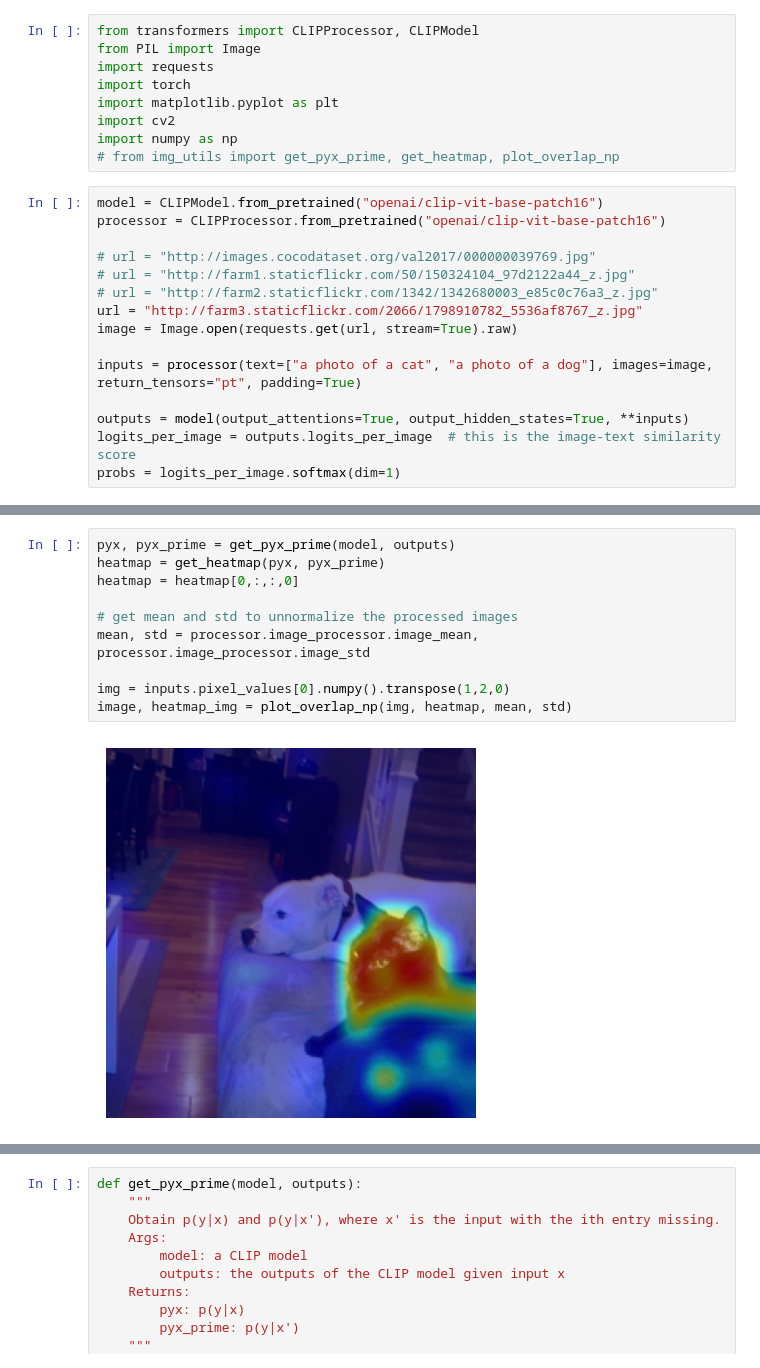
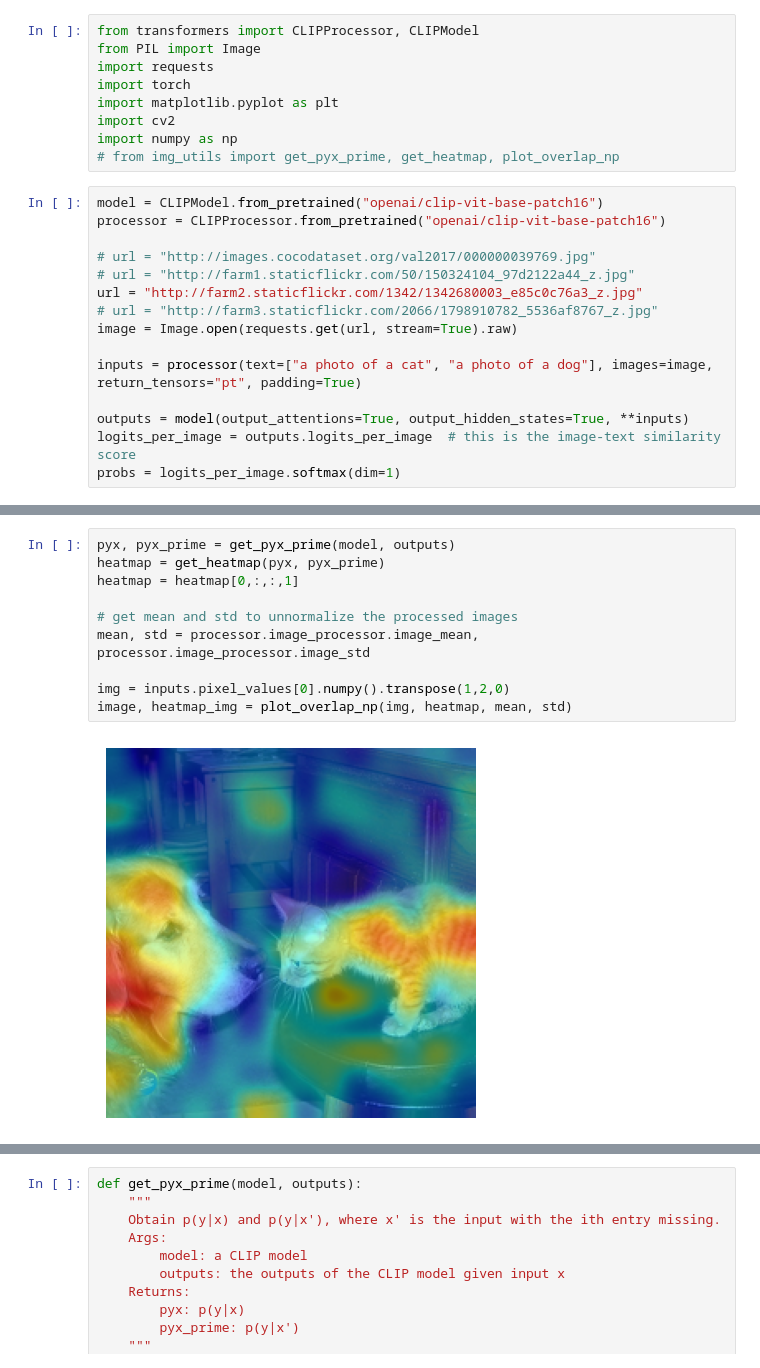
Before and after one commit to pd90506/llama_exp, a Jupyter notebook: clip_test1.ipynb, the cells around one changed output, grey strips where cells are left out. Saved outputs shown, nothing was run; the diff lists cells and outputs as text.

```diff
--- a/clip_test1.ipynb
+++ b/clip_test1.ipynb
@@ -13,8 +13,8 @@ processor = CLIPProcessor.from_pretrained("openai/clip-vit-base-patch16")
 
 # url = "http://images.cocodataset.org/val2017/000000039769.jpg"
 # url = "http://farm1.staticflickr.com/50/150324104_97d2122a44_z.jpg"
-# url = "http://farm2.staticflickr.com/1342/1342680003_e85c0c76a3_z.jpg"
-url = "http://farm3.staticflickr.com/2066/1798910782_5536af8767_z.jpg"
+url = "http://farm2.staticflickr.com/1342/1342680003_e85c0c76a3_z.jpg"
+# url = "http://farm3.staticflickr.com/2066/1798910782_5536af8767_z.jpg"
 image = Image.open(requests.get(url, stream=True).raw)
 
 inputs = processor(text=["a photo of a cat", "a photo of a dog"], images=image, return_tensors="pt", padding=True)
@@ -37,12 +136,12 @@ odict_keys(['last_hidden_state', 'pooler_output', 'hidden_states', 'attentions']
 # %%
 pyx, pyx_prime = get_pyx_prime(model, outputs)
 heatmap = get_heatmap(pyx, pyx_prime)
-heatmap = heatmap[0,:,:,0]
+heatmap = heatmap[0,:,:,1]
 
 # get mean and std to unnormalize the processed images
 mean, std = processor.image_processor.image_mean, processor.image_processor.image_std
 
 img = inputs.pixel_values[0].numpy().transpose(1,2,0)
 image, heatmap_img = plot_overlap_np(img, heatmap, mean, std)
 # %% [output]
-[figure, old version]
+[figure, new version]
```
Also changed, not shown: parts of 4 cells of this notebook, 11 other files.
